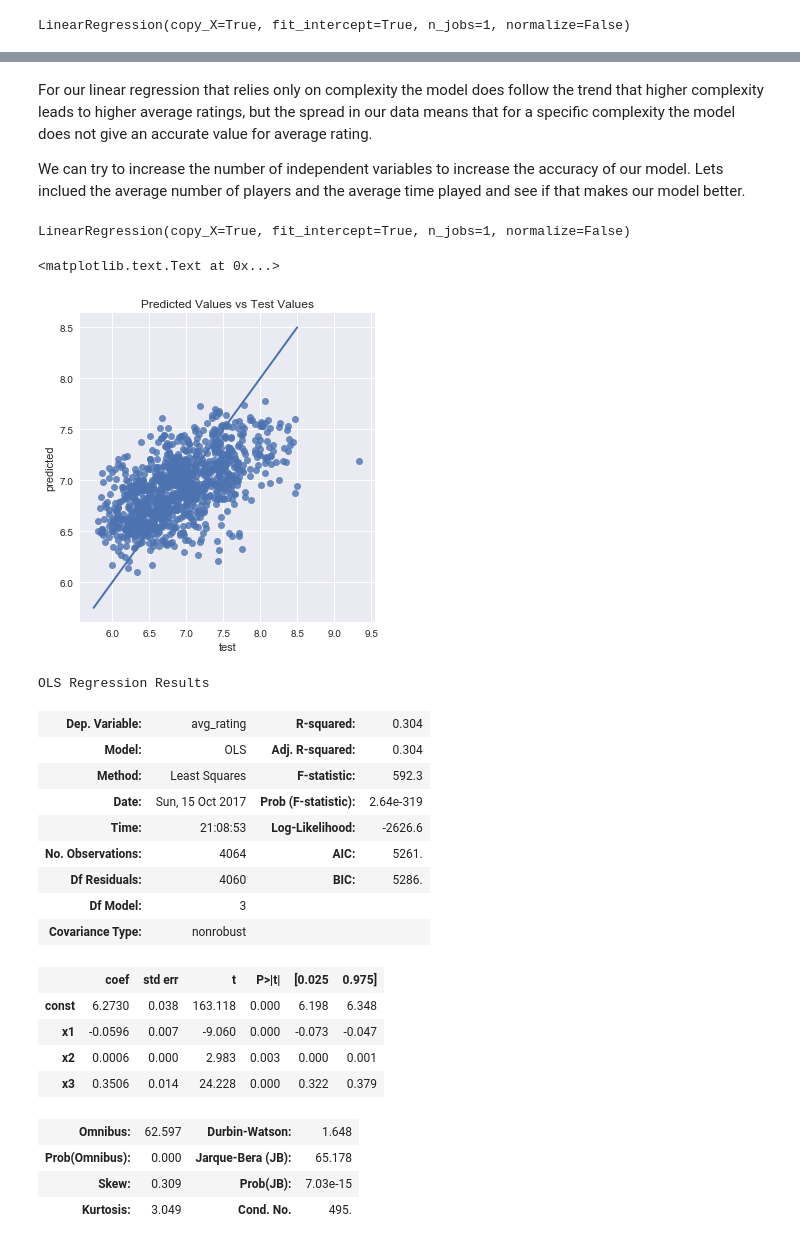
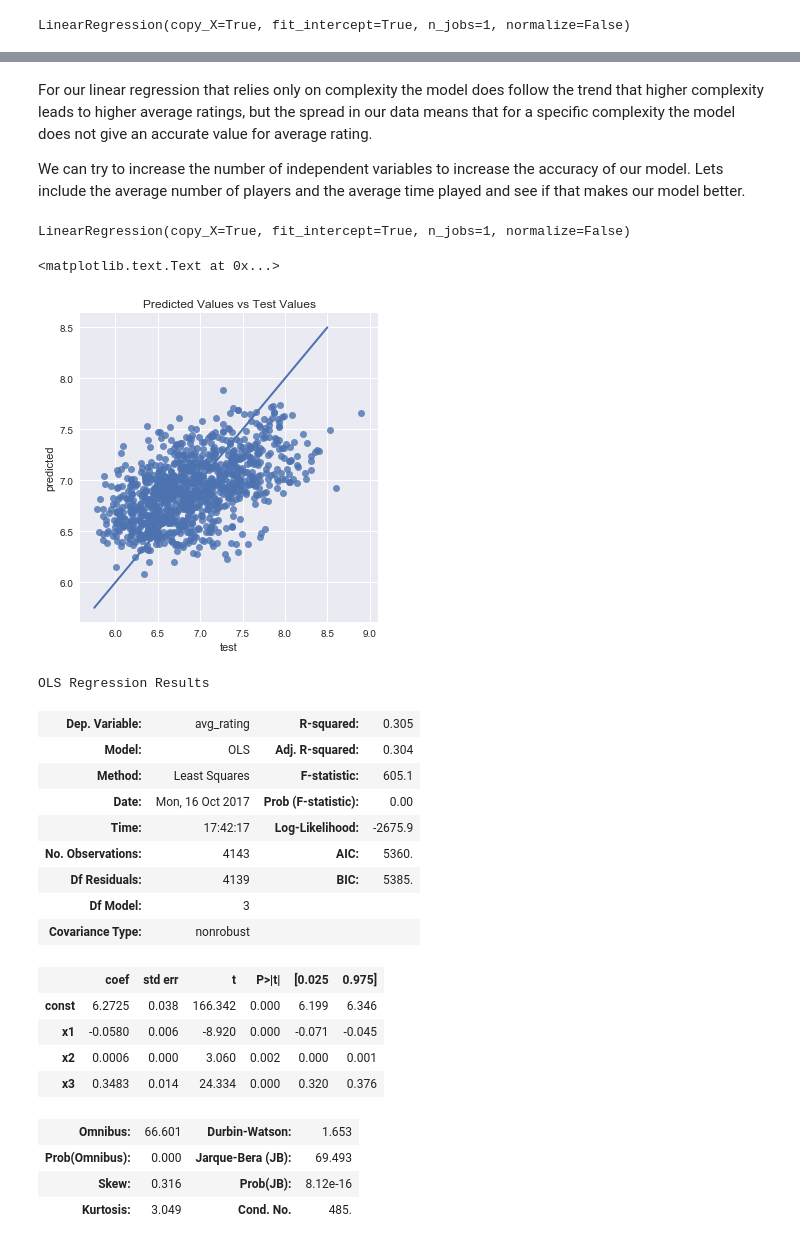
Before and after one commit to Slackc3/BoardGames, a Jupyter notebook: BoardGames.ipynb, the cells around one changed output, grey strips where cells are left out. Saved outputs shown, nothing was run; the diff lists cells and outputs as text; code cells hidden in the pictures.

```diff
--- a/BoardGames.ipynb
+++ b/BoardGames.ipynb
@@ -333,8 +340,8 @@ plt.show()
 # %% [markdown]
 For our linear regression that relies only on complexity the model does follow the trend that higher complexity leads to higher average ratings, but the spread in our data means that for a specific complexity the model does not give an accurate value for average rating.
 
-We can try to increase the number of independent variables to increase the accuracy of our model. Lets inclued the average number of players and the average time played and see if that makes our model better.
+We can try to increase the number of independent variables to increase the accuracy of our model. Lets include the average number of players and the average time played and see if that makes our model better.
 # %%
-independent_var = pd.DataFrame({'complexity':BoardGamesClean["complexity"], "avg_time":BoardGamesClean["avg_time"], "avg_players":BoardGamesClean["avg_players"]})
+independent_varM = pd.DataFrame({'complexity':BoardGamesClean["complexity"], "avg_time":BoardGamesClean["avg_time"], "avg_players":BoardGamesClean["avg_players"]})
 
-dependent_var = BoardGamesClean['avg_rating']
+dependent_varM = BoardGamesClean['avg_rating']
@@ -344,48 +348,53 @@ independent_train, independent_test, dependent_train, dependent_test =train_test
+# %%
+# Lets creat new variable for our multivariable test
+from sklearn.model_selection import train_test_split
+independent_trainM, independent_testM, dependent_trainM, dependent_testM =train_test_split(independent_varM, dependent_varM, test_size=0.25)
 # %%
 from sklearn.linear_model import LinearRegression
 regressor = LinearRegression()
-regressor.fit(independent_train, dependent_train)
+regressor.fit(independent_trainM, dependent_trainM)
 # %% [output]
 LinearRegression(copy_X=True, fit_intercept=True, n_jobs=1, normalize=False)
 # %%
 # Predicting the Test Set results
-dependent_pred =regressor.predict(independent_test)
+dependent_predM =regressor.predict(independent_testM)
 # %%
-
-MVReg = pd.DataFrame({'predicted':dependent_pred, 'test':dependent_test})
+# We can plot our predicted value versus the actual test values,
+# the closer the points are to the diagonal the better the algorithm predicted the value.
+MVReg = pd.DataFrame({'predicted':dependent_predM, 'test':dependent_testM})
 MVRVis1 = sns.lmplot(data=MVReg, x='test', y='predicted',fit_reg=False,)
 plt.plot([5.75, 8.5], [5.75, 8.5], linewidth=2)
 plt.title('Predicted Values vs Test Values')
 # %% [output]
 <matplotlib.text.Text at 0x...>
-[figure, old version]
+[figure, new version]
 # %%
 # Lets do backward elimination of our variables to make sure our model is optimal
 import statsmodels.formula.api as sm
-independent_var = np.append(arr = np.ones((4064,1)).astype(int),values = independent_var, axis=1)
-indep_opt = independent_var[:, [0, 1, 2, 3]]
-regressor_OLS = sm.OLS(endog = dependent_var, exog = indep_opt).fit()
+independent_varM = np.append(arr = np.ones((len(independent_varM),1)).astype(int),values = independent_varM, axis=1)
+indep_opt = independent_varM[:, [0, 1, 2, 3]]
+regressor_OLS = sm.OLS(endog = dependent_varM, exog = indep_opt).fit()
 regressor_OLS.summary()
 # %% [output]
 OLS Regression Results
-| Dep. Variable: | avg_rating | R-squared: | 0.304 |
+| Dep. Variable: | avg_rating | R-squared: | 0.305 |
 | Model: | OLS | Adj. R-squared: | 0.304 |
-| Method: | Least Squares | F-statistic: | 592.3 |
-| Date: | Sun, 15 Oct 2017 | Prob (F-statistic): | 2.64e-319 |
-| Time: | 21:08:53 | Log-Likelihood: | -2626.6 |
-| No. Observations: | 4064 | AIC: | 5261. |
-| Df Residuals: | 4060 | BIC: | 5286. |
+| Method: | Least Squares | F-statistic: | 605.1 |
+| Date: | Mon, 16 Oct 2017 | Prob (F-statistic): | 0.00 |
+| Time: | 17:42:17 | Log-Likelihood: | -2675.9 |
+| No. Observations: | 4143 | AIC: | 5360. |
+| Df Residuals: | 4139 | BIC: | 5385. |
 | Df Model: | 3 |  |  |
 | Covariance Type: | nonrobust |  |  |
 |  | coef | std err | t | P>|t| | [0.025 | 0.975] |
-| const | 6.2730 | 0.038 | 163.118 | 0.000 | 6.198 | 6.348 |
-| x1 | -0.0596 | 0.007 | -9.060 | 0.000 | -0.073 | -0.047 |
-| x2 | 0.0006 | 0.000 | 2.983 | 0.003 | 0.000 | 0.001 |
-| x3 | 0.3506 | 0.014 | 24.228 | 0.000 | 0.322 | 0.379 |
+| const | 6.2725 | 0.038 | 166.342 | 0.000 | 6.199 | 6.346 |
+| x1 | -0.0580 | 0.006 | -8.920 | 0.000 | -0.071 | -0.045 |
+| x2 | 0.0006 | 0.000 | 3.060 | 0.002 | 0.000 | 0.001 |
+| x3 | 0.3483 | 0.014 | 24.334 | 0.000 | 0.320 | 0.376 |
-| Omnibus: | 62.597 | Durbin-Watson: | 1.648 |
-| Prob(Omnibus): | 0.000 | Jarque-Bera (JB): | 65.178 |
-| Skew: | 0.309 | Prob(JB): | 7.03e-15 |
-| Kurtosis: | 3.049 | Cond. No. | 495. |
+| Omnibus: | 66.601 | Durbin-Watson: | 1.653 |
+| Prob(Omnibus): | 0.000 | Jarque-Bera (JB): | 69.493 |
+| Skew: | 0.316 | Prob(JB): | 8.12e-16 |
+| Kurtosis: | 3.049 | Cond. No. | 485. |
 # %% [markdown]
 The P values for each of our independent variables are all less than 0.05, which means that each of them is a useful predictor of average rating. This tells me this model is the best we can do with the data that we have in this set. We can see from our multivariable model that the greatest density of points in our test group do fall near the diagonal which is where our predicted value equals our test value.
 
```
Also changed, not shown: parts of 31 cells of this notebook.
